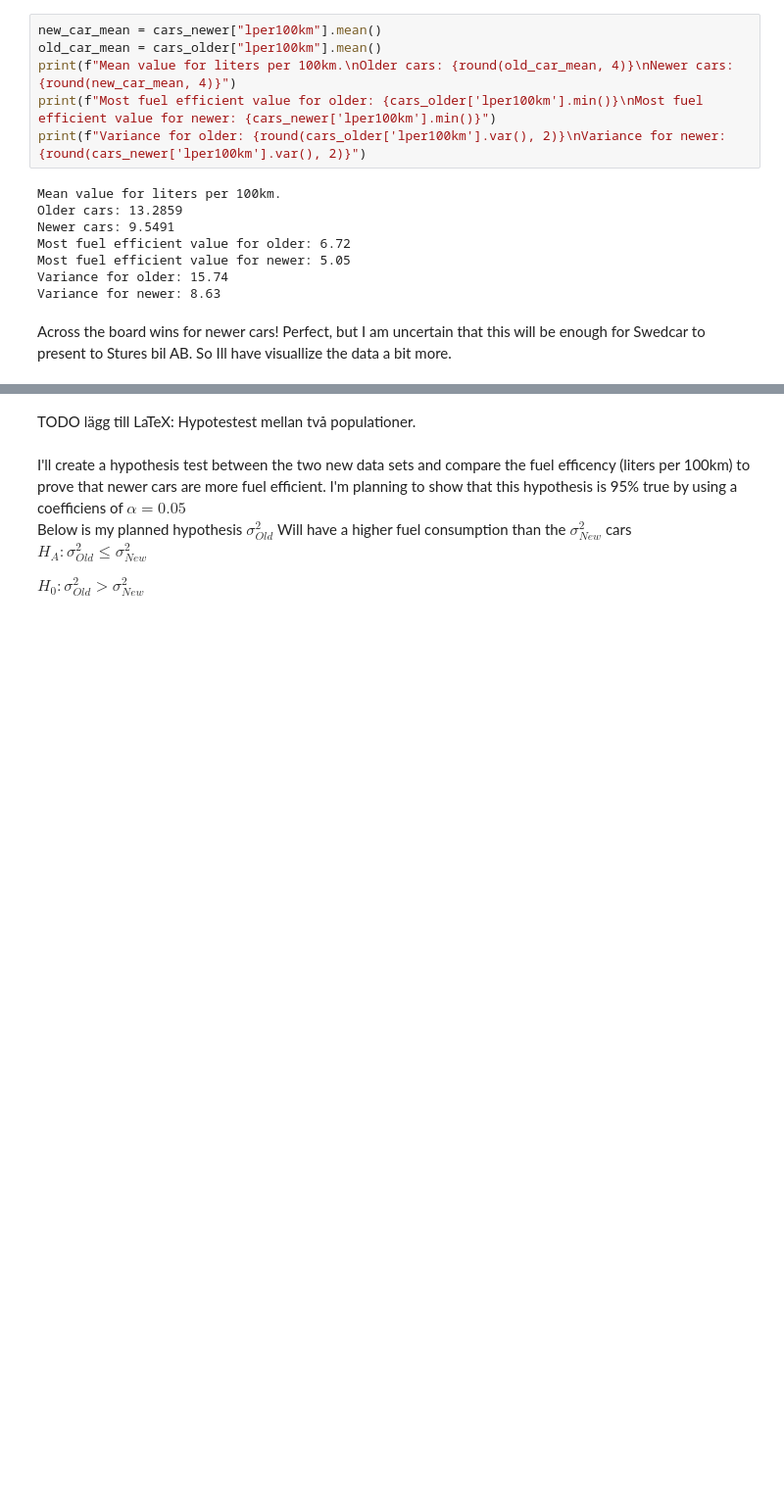
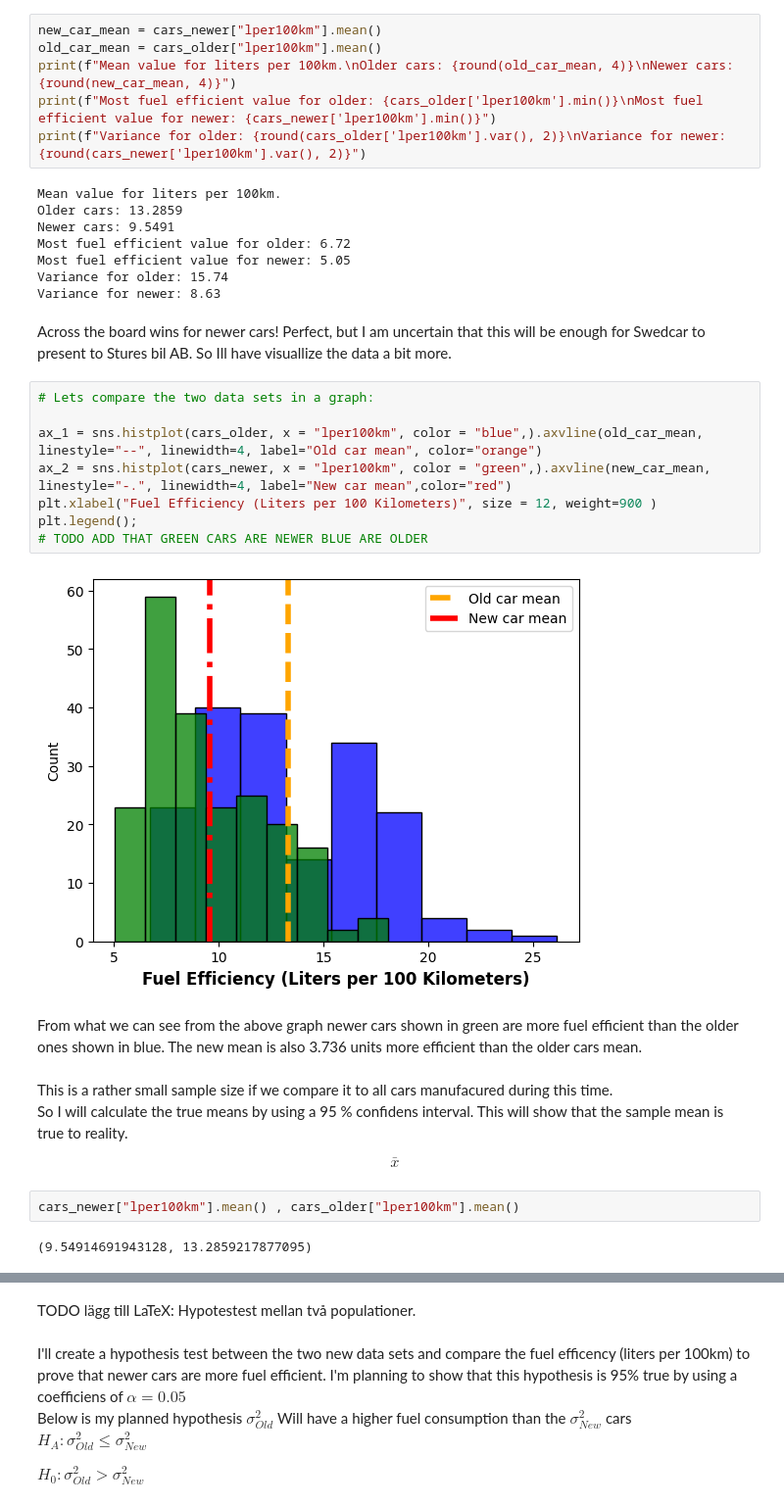
Before and after one commit to Rufshod/Statistical_Analysis_Alexander_Andersson, a Jupyter notebook: Lab/Lab_cars.ipynb, the cells around one changed output, grey strips where cells are left out. Shown: that part at 98% size. Drawn from its saved outputs; the diff is of its cells as text; blank space fills up the shorter version.

```diff
--- a/Lab/Lab_cars.ipynb
+++ b/Lab/Lab_cars.ipynb
@@ -140,3 +140,26 @@ Variance for older: 15.74
 Variance for newer: 8.63
 # %% [markdown]
 Across the board wins for newer cars! Perfect, but I am uncertain that this will be enough for Swedcar to present to Stures bil AB. So Ill have visuallize the data a bit more.
+# %%
+# Lets compare the two data sets in a graph:
+
+ax_1 = sns.histplot(cars_older, x = "lper100km", color = "blue",).axvline(old_car_mean,  linestyle="--", linewidth=4, label="Old car mean", color="orange")
+ax_2 = sns.histplot(cars_newer, x = "lper100km", color = "green",).axvline(new_car_mean,  linestyle="-.", linewidth=4, label="New car mean",color="red")
+plt.xlabel("Fuel Efficiency (Liters per 100 Kilometers)", size = 12, weight=900 )
+plt.legend();
+# TODO ADD THAT GREEN CARS ARE NEWER BLUE ARE OLDER
+# %% [output]
+[figure, added]
+# %% [markdown]
+From what we can see from the above graph newer cars shown in green are more fuel efficient than the older ones shown in blue.
+The new mean is also 3.736 units more efficient than the older cars mean.
+# %% [markdown]
+This is a rather small sample size if we compare it to all cars manufacured during this time.
+So I will calculate the true means by using a 95 % confidens interval.
+This will show that the sample mean is true to reality.
+
+$$\bar x $$
+# %%
+cars_newer["lper100km"].mean() , cars_older["lper100km"].mean()
+# %% [output]
+(9.54914691943128, 13.2859217877095)
```
Also changed, not shown: parts of 13 cells of this notebook, 3 other files.
